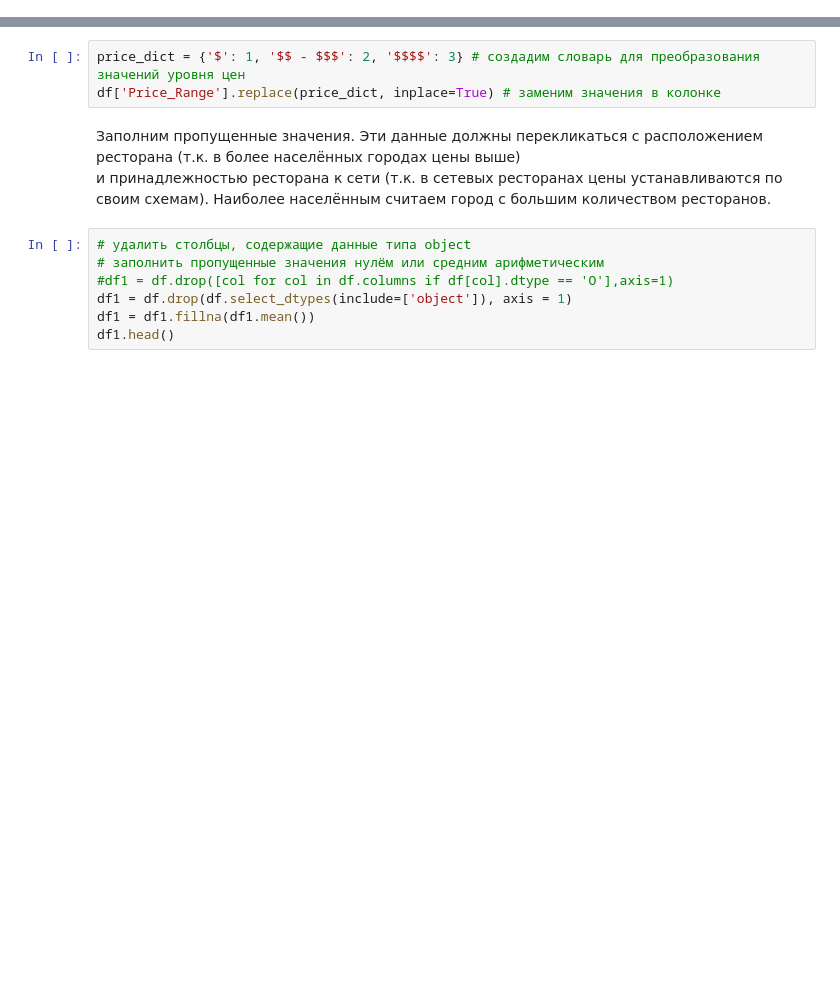
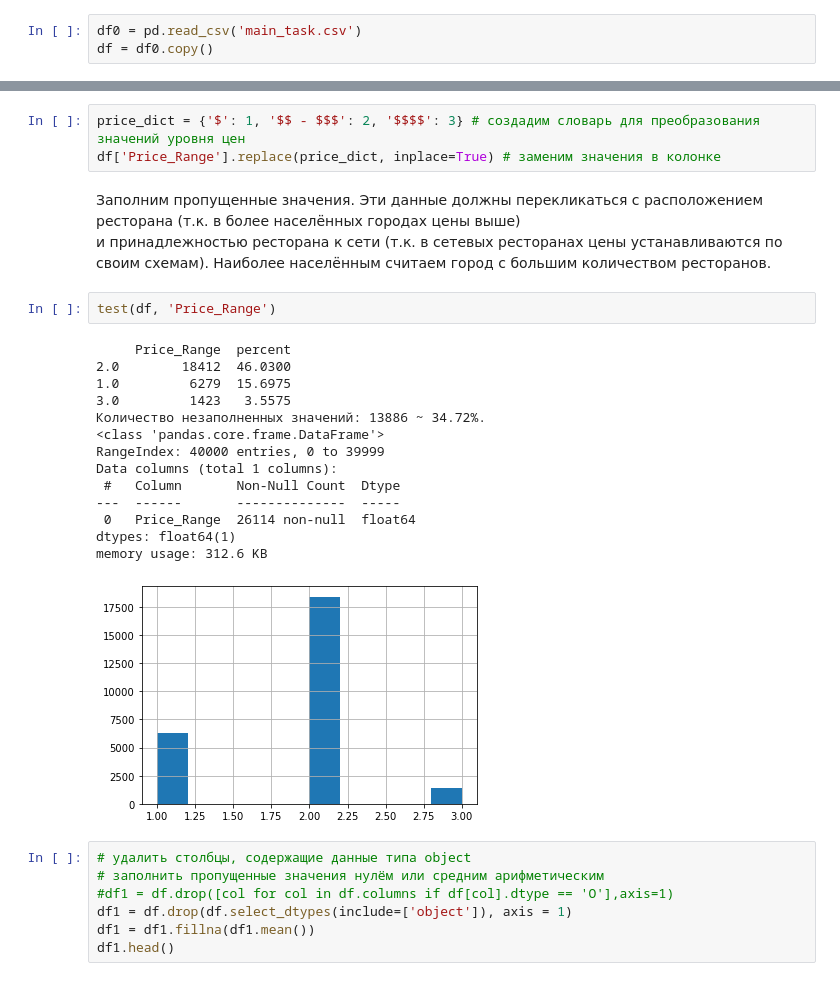
Before and after one commit to lermontoff123/Projekts, a Jupyter notebook: 4. Restaurant/Restaurant.ipynb, the cells around one changed output, grey strips where cells are left out. Drawn from its saved outputs; the diff is of its cells as text; blank space fills up the shorter version.

```diff
--- a/4. Restaurant/Restaurant.ipynb
+++ b/4. Restaurant/Restaurant.ipynb
@@ -306,3 +306,6 @@ memory usage: 312.6+ KB
 # %% [markdown]
 Найдём наиболее часто встречающийся тип кухонь для замены отсутствующих значений
+# %%
+df0 = pd.read_csv('main_task.csv')
+df = df0.copy()
 # %%
@@ -407,6 +448,23 @@ df['Price_Range'].replace(price_dict, inplace=True) # заменим значе
 Заполним пропущенные значения. Эти данные должны перекликаться с расположением ресторана (т.к. в более населённых городах цены выше)
 и принадлежностью ресторана к сети (т.к. в сетевых ресторанах цены устанавливаются по своим схемам).
 Наиболее населённым считаем город с большим количеством ресторанов.
+# %%
+test(df, 'Price_Range')
+# %% [output]
+     Price_Range  percent
+2.0        18412  46.0300
+1.0         6279  15.6975
+3.0         1423   3.5575
+Количество незаполненных значений: 13886 ~ 34.72%.
+<class 'pandas.core.frame.DataFrame'>
+RangeIndex: 40000 entries, 0 to 39999
+Data columns (total 1 columns):
+ #   Column       Non-Null Count  Dtype
+---  ------       --------------  -----
+ 0   Price_Range  26114 non-null  float64
+dtypes: float64(1)
+memory usage: 312.6 KB
+[figure, added]
 # %%
 # удалить столбцы, содержащие данные типа object
 # заполнить пропущенные значения нулём или средним арифметическим
```
Also changed, not shown: parts of 8 cells of this notebook.
